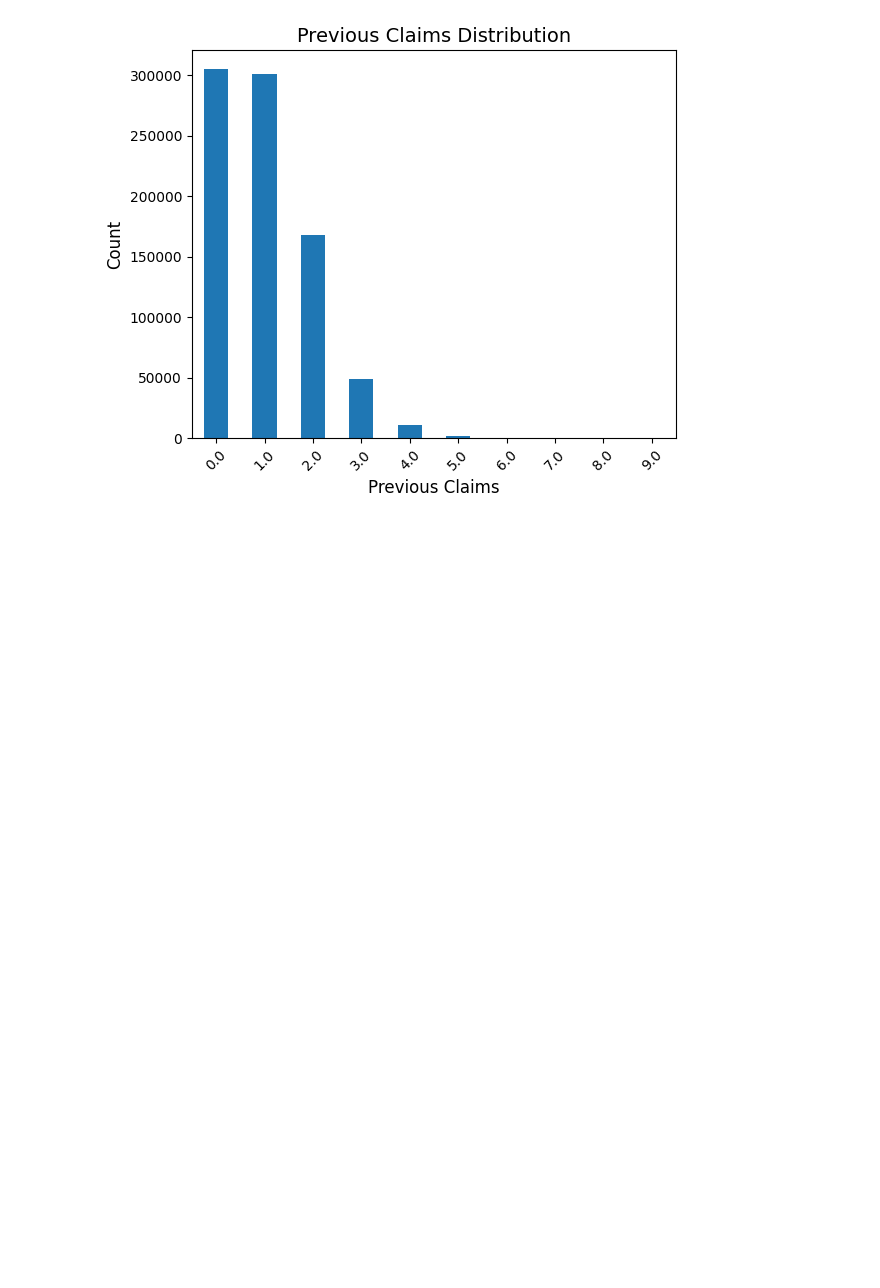
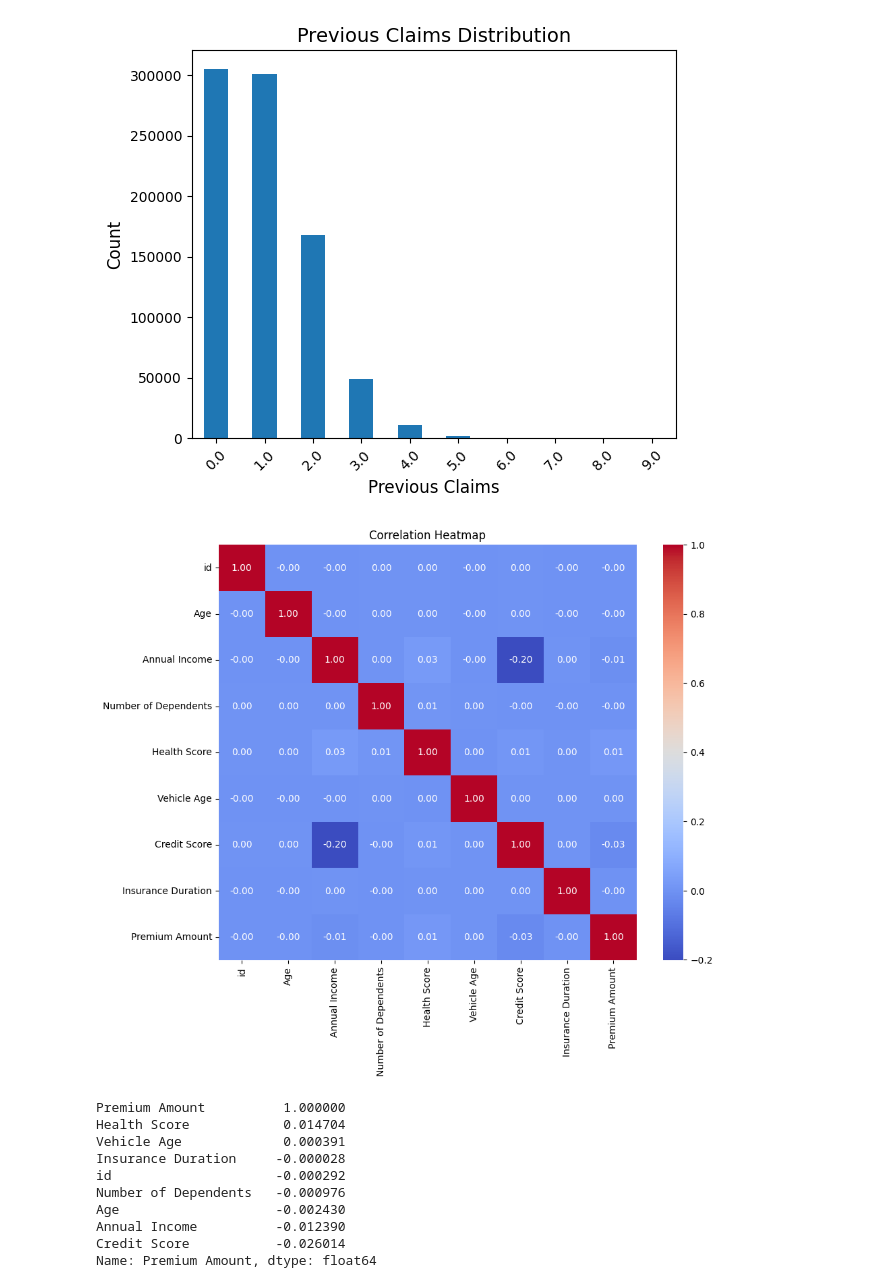
Before and after one commit to manvirbirak/Regression-with-an-Insurance-Dataset, a Jupyter notebook: Script.ipynb, the cells around one changed output. Drawn from its saved outputs; the diff is of its cells as text; code cells hidden in the pictures; blank space fills up the shorter version.

```diff
--- a/Script.ipynb
+++ b/Script.ipynb
@@ -58,3 +58,24 @@ plt.xticks(rotation=45)
 plt.tight_layout()
 # %% [output]
 [figure]
+# %%
+import seaborn as sns
+
+plt.figure(figsize=(10, 8))
+sns.heatmap(train.corr(numeric_only=True), annot=True, cmap='coolwarm', fmt=".2f")
+plt.title("Correlation Heatmap")
+plt.show()
+
+train.corr(numeric_only=True)['Premium Amount'].sort_values(ascending=False)
+# %% [output]
+[figure, added]
+Premium Amount          1.000000
+Health Score            0.014704
+Vehicle Age             0.000391
+Insurance Duration     -0.000028
+id                     -0.000292
+Number of Dependents   -0.000976
+Age                    -0.002430
+Annual Income          -0.012390
+Credit Score           -0.026014
+Name: Premium Amount, dtype: float64
```
Also changed, not shown: parts of 2 cells of this notebook.
